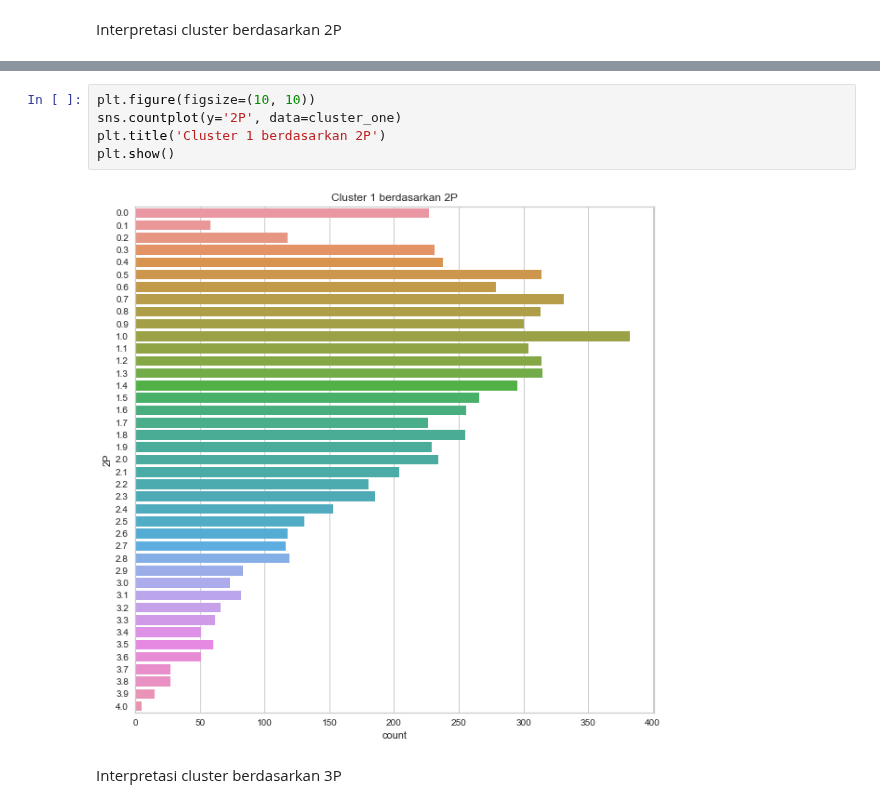
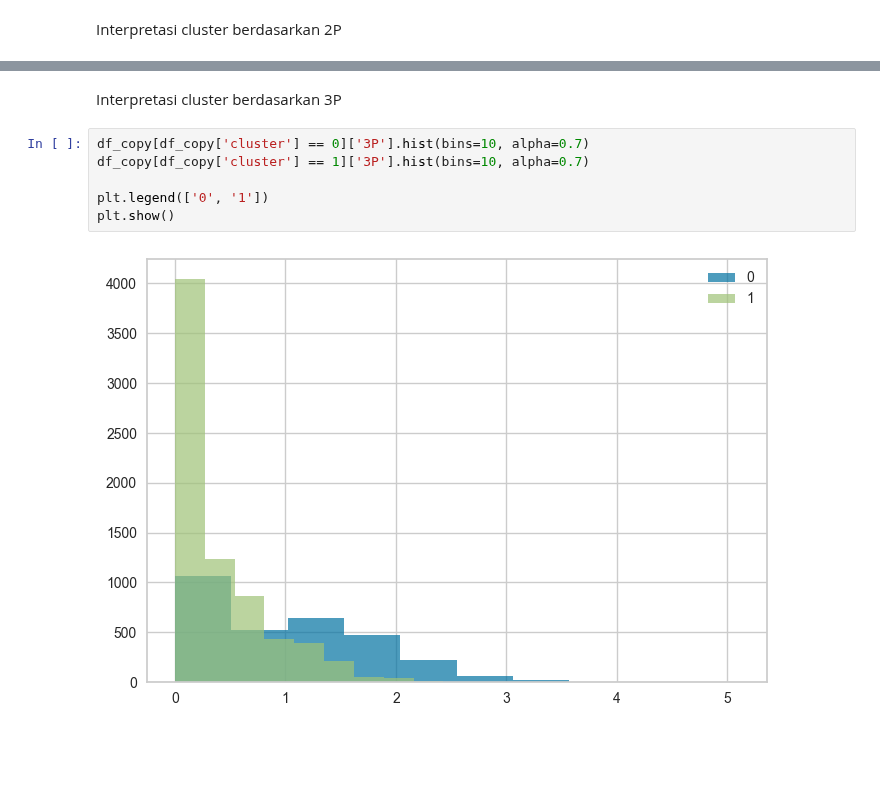
Before and after one commit to akmalgomal3/nba-kasddead, a Jupyter notebook: 2c.ipynb, the cells around one changed output, grey strips where cells are left out. Drawn from its saved outputs; the diff is of its cells as text; blank space fills up the shorter version.

```diff
--- a/2c.ipynb
+++ b/2c.ipynb
@@ -231,10 +276,11 @@ plt.show()
-# %%
-plt.figure(figsize=(10, 10))
-sns.countplot(y='2P', data=cluster_one)
-plt.title('Cluster 1 berdasarkan 2P')
-plt.show()
-# %% [output]
-[figure, removed]
 # %% [markdown]
 Interpretasi cluster berdasarkan 3P
+# %%
+df_copy[df_copy['cluster'] == 0]['3P'].hist(bins=10, alpha=0.7)
+df_copy[df_copy['cluster'] == 1]['3P'].hist(bins=10, alpha=0.7)
+
+plt.legend(['0', '1'])
+plt.show()
+# %% [output]
+[figure, added]
 # %%
```
Also changed, not shown: parts of 9 cells of this notebook.
